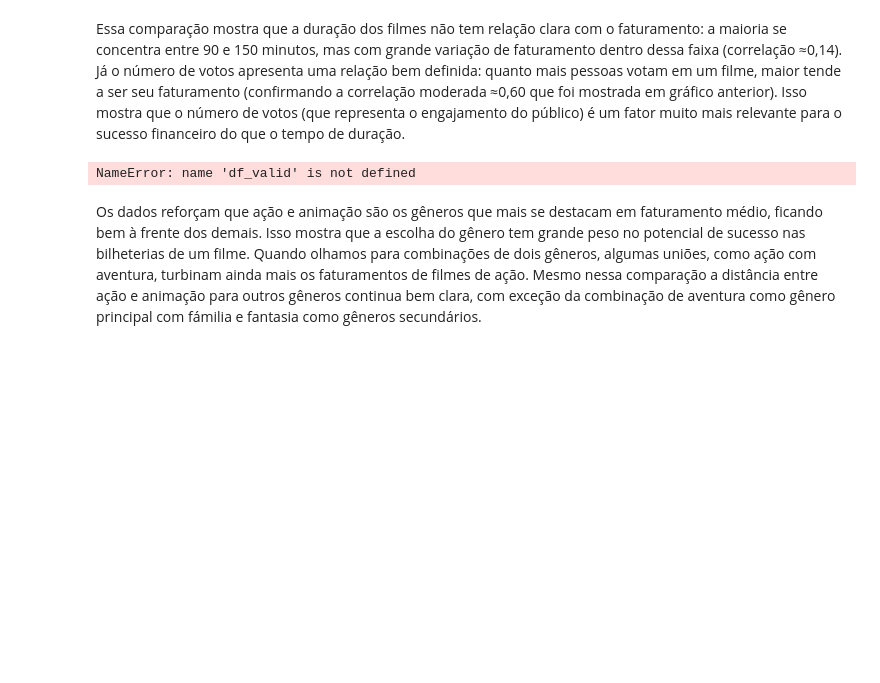
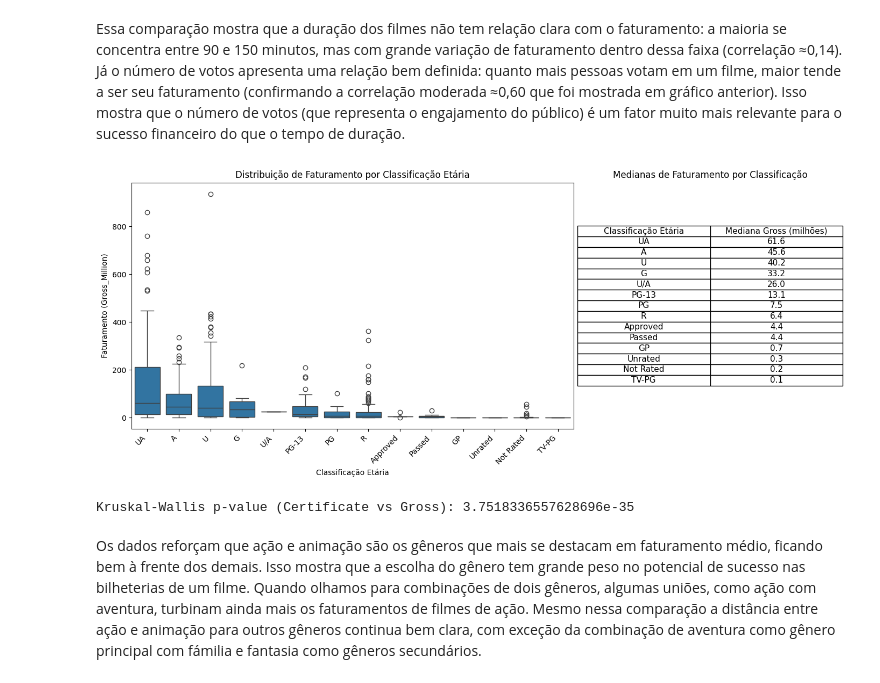
Before and after one commit to sdantasdaniel-stack/LH_CD_DANIEL, a Jupyter notebook: notebooks/notebook.ipynb, the cells around one changed output. Cells and saved outputs as stored; diff of their text form; code cells hidden in the pictures; blank space fills up the shorter version.

```diff
--- a/notebooks/notebook.ipynb
+++ b/notebooks/notebook.ipynb
@@ -872,67 +878,69 @@ plt.show()
 # %% [markdown]
 Essa comparação mostra que a duração dos filmes não tem relação clara com o faturamento: a maioria se concentra entre 90 e 150 minutos, mas com grande variação de faturamento dentro dessa faixa (correlação ≈0,14). Já o número de votos apresenta uma relação bem definida: quanto mais pessoas votam em um filme, maior tende a ser seu faturamento (confirmando a correlação moderada ≈0,60 que foi mostrada em gráfico anterior). Isso mostra que o número de votos (que representa o engajamento do público) é um fator muito mais relevante para o sucesso financeiro do que o tempo de duração.
 # %%
-# Distribuição de faturamento por combinações de gênero (duas primeiras palavras)
+
+# Faturamento por classificação etária (Certificate)
 # =====================
-if 'Genre_primary' in df_valid.columns:   # <<< corrigido aqui
-    # Manter apenas combinações com pelo menos 3 filmes
-    genre_counts = df_valid['Genre_primary'].value_counts()
-    valid_genres = genre_counts[genre_counts >= 3].index
-    df_valid_filtered = df_valid[df_valid['Genre_primary'].isin(valid_genres)]
 
-    # Calcular medianas só dessas combinações
-    medians = (
-        df_valid_filtered.groupby('Genre_primary')['Gross_Million']
+# Criar coluna Certificate_clean (se ainda não existir)
+if 'Certificate' in df.columns:
+    df['Certificate_clean'] = df['Certificate'].fillna('Not Rated')
+    df['Certificate_clean'] = df['Certificate_clean'].str.strip()
+
+
+if 'Certificate_clean' in df.columns:   # usa df direto
+    # Calcular medianas
+    cert_medians = (
+        df.groupby('Certificate_clean')['Gross_Million']
         .median()
         .dropna()
         .sort_values(ascending=False)
     )
 
-    # Selecionar os 10 principais
-    top_genres = medians.head(10).index
-    df_top = df_valid_filtered[df_valid_filtered['Genre_primary'].isin(top_genres)]
 
     # Criar figura lado a lado
-    fig = plt.figure(figsize=(13,6))  # reduz levemente a largura total
-    gs = gridspec.GridSpec(1, 2, width_ratios=[1.8, 1.2])  # dá mais espaço à tabela
+    fig = plt.figure(figsize=(14,6))
+    gs = gridspec.GridSpec(1, 2, width_ratios=[2, 1])
 
     # Boxplot (esquerda)
     ax0 = fig.add_subplot(gs[0])
     sns.boxplot(
-        x='Genre_primary',
+        x='Certificate_clean',
         y='Gross_Million',
-        data=df_top,
-        order=top_genres,
+        data=df,
+        order=cert_medians.index if len(cert_medians) > 0 else None,
         ax=ax0
     )
     ax0.set_xticklabels(ax0.get_xticklabels(), rotation=45, ha='right')
-    ax0.set_ylim(0, df_top['Gross_Million'].quantile(0.95))
-    ax0.set_title('Distribuição de Faturamento por Gênero (Top 10 medianas, ≥ 3 filmes)')
-    ax0.set_xlabel("Combinação de Gênero")
+    ax0.set_title('Distribuição de Faturamento por Classificação Etária')
+    ax0.set_xlabel("Classificação Etária")
     ax0.set_ylabel("Faturamento (Gross_Million)")
 
     # Tabela (direita)
     ax1 = fig.add_subplot(gs[1])
     ax1.axis("off")
+    cell_data = cert_medians.reset_index()
+    cell_data['Gross_Million'] = cell_data['Gross_Million'].map(lambda x: f"{x:,.1f}")
     tbl = ax1.table(
-        cellText=medians.head(10).reset_index().values,
-        colLabels=["Combinação de Gênero", "Mediana Gross (milhões)"],
+        cellText=cell_data.values,
+        colLabels=["Classificação Etária", "Mediana Gross (milhões)"],
         cellLoc="center", loc="center"
     )
     tbl.auto_set_font_size(False)
-    tbl.set_fontsize(11)     # mantém o tamanho da letra
-    tbl.scale(1.5, 1.5)      # aumenta ainda mais o tamanho da tabela
-    ax1.set_title("Top 10 medianas de faturamento (≥ 3 filmes)")
+    tbl.set_fontsize(11)
+    tbl.scale(1.2, 1.2)
+    ax1.set_title("Medianas de Faturamento por Classificação")
 
     plt.tight_layout()
     plt.show()
 
     # Teste estatístico Kruskal-Wallis
-    groups = [g['Gross_Million'].dropna().values for _, g in df_valid_filtered.groupby('Genre_primary')]
-    kw_p = stats.kruskal(*[g for g in groups if len(g)>0]).pvalue
-    print("\nKruskal-Wallis p-value (Genre vs Gross, ≥ 3 filmes):", kw_p)
+    groups = [g['Gross_Million'].dropna().values for _, g in df.groupby('Certificate_clean')]
+    cert_p = stats.kruskal(*[g for g in groups if len(g) > 0]).pvalue
+    print("\nKruskal-Wallis p-value (Certificate vs Gross):", cert_p)
 # %% [output]
+[figure, added]
-NameError: name 'df_valid' is not defined
+Kruskal-Wallis p-value (Certificate vs Gross): 3.7518336557628696e-35
 # %% [markdown]
 Os dados reforçam que ação e animação são os gêneros que mais se destacam em faturamento médio, ficando bem à frente dos demais. Isso mostra que a escolha do gênero tem grande peso no potencial de sucesso nas bilheterias de um filme. Quando olhamos para combinações de dois gêneros, algumas uniões, como ação com aventura, turbinam ainda mais os faturamentos de filmes de ação. Mesmo nessa comparação a distância entre ação e animação para outros gêneros continua bem clara, com exceção da combinação de aventura como gênero principal com fámilia e fantasia como gêneros secundários.
 # %% [markdown]
```
Also changed, not shown: parts of 47 cells of this notebook, 5 other files.
